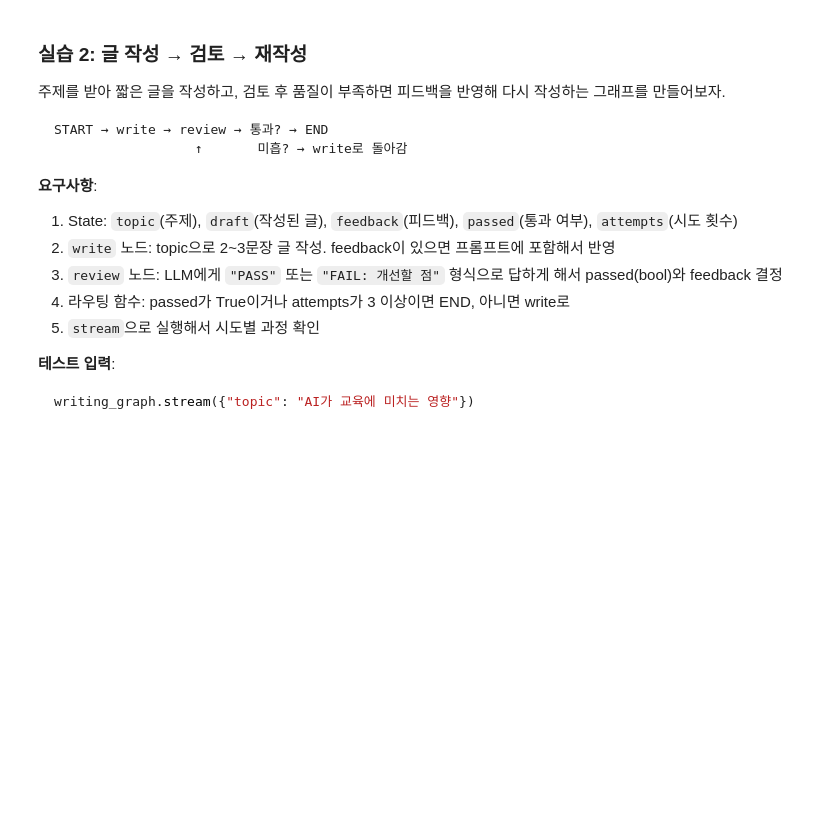
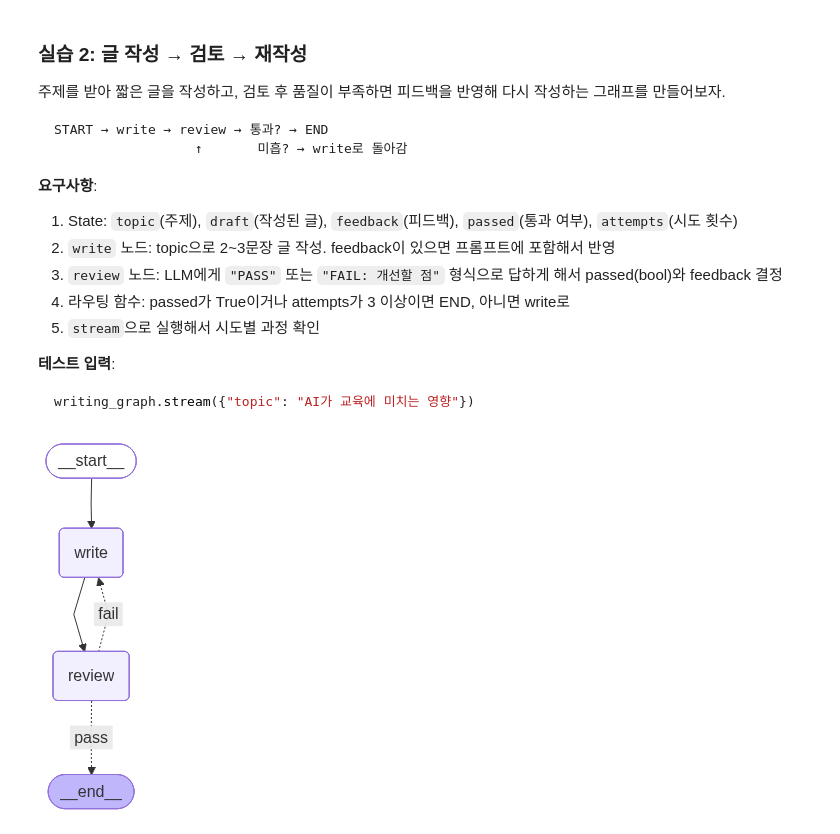
Before and after one commit to olipaki/TIL, a Jupyter notebook: langchain_prac/11-langgraph-basic.ipynb, the cells around one changed output. Cells and saved outputs as stored; diff of their text form; code cells hidden in the pictures; blank space fills up the shorter version.

````diff
--- a/langchain_prac/11-langgraph-basic.ipynb
+++ b/langchain_prac/11-langgraph-basic.ipynb
@@ -547,3 +677,87 @@ writing_graph.stream({"topic": "AI가 교육에 미치는 영향"})
 ```
 # %%
 # 실습 2 코드를 작성하세요
+
+class State(TypedDict):
+    topic: str
+    draft: str
+    freedback: str
+    passed: bool
+
+    attempts: int
+
+def write(state: State):
+    topic = state['topic']
+    freedback = state.get('freedback', "")
+
+    if freedback:
+        response = llm.invoke(f"다음 주제에 맞춰 피드백을 반영하여 2~3문장의 글을 작성해줘. \n[주제] : \n{topic} \n[피드백] : \n{freedback}")
+    else:
+        response = llm.invoke(f"다음 주제에 맞춰서 1문장의 글을 작성해줘. \n[주제] : \n{topic}")
+    draft = response.content
+
+    return {'draft' : draft, "attempts" : state.get('attempts', 0) + 1}
+
+def review(state: State):
+    draft = state['draft']
+
+    # 규칙보다는 structured output을 통해 정확한 응답을 바라는 것이 좋습니다.
+    response = llm.invoke(f"""다음 글을 규칙에 맞게 리뷰해줘.
+                          [규칙]
+                            - 품질이 충분하면 "PASS"로 응답해줘. 엄격하게 판단해줘.
+                            - 품질이 충분하지 못하면 "FAIL : 부족한 이유"로 응답해줘.
+                            - 너무 글이 짧으면 품질이 충분하지 못한 상황이야.
+                          [글]
+                          f{draft}""")
+    content = response.content
+
+    if 'PASS' in content.upper():
+        return {'passed' : True}
+    else:
+        freedback = content.replace('FAIL :', "")
+        return {'passed' : False, "freedback" : freedback}
+
+def route_by_passed(state: State):
+    passed = state["passed"]
+    attempt = state['attempts']
+    if passed:
+        return 'pass'
+
+    if attempt > 5:
+        return 'pass'
+    return 'fail'
+
+
+builder = StateGraph(State)
+
+builder.add_node("write",  write)
+builder.add_node("review",  review)
+
+builder.add_edge(START, "write")
+builder.add_edge("write", "review")
+
+
+builder.add_conditional_edges(
+    "review",
+    route_by_passed,
+    {
+        "fail": "write",
+        "pass": END,
+    },
+)
+
+builder.add_edge("review", END)
+
+graph = builder.compile()
+
+
+display(Image(graph.get_graph().draw_mermaid_png()))
+
+# result = graph.invoke({'topic' : "AI가 교육에 미치는 영향"})
+
+for event in graph.stream({'topic' : "AI가 교육에 미치는 영향"}):
+    for node_name, value in event.items():
+        print(f"[{node_name}] {value}")
+        print()
+# %% [output]
+[figure, added]
````
Also changed, not shown: parts of 13 cells of this notebook.
